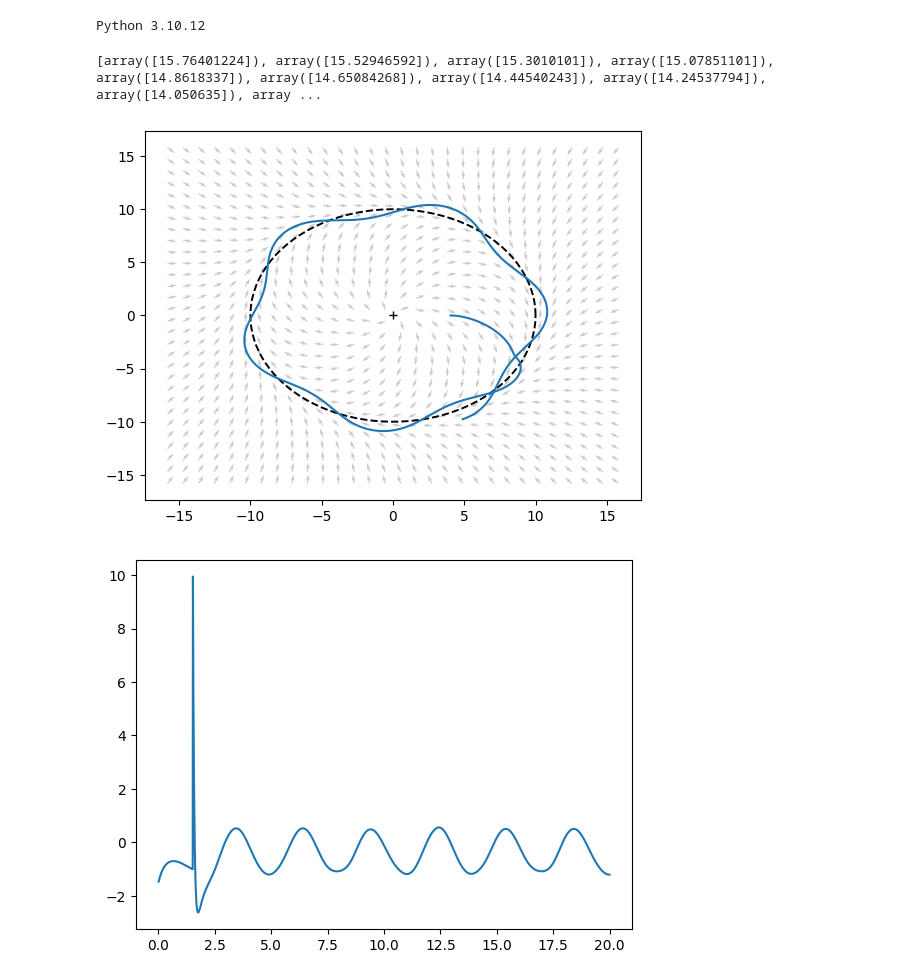
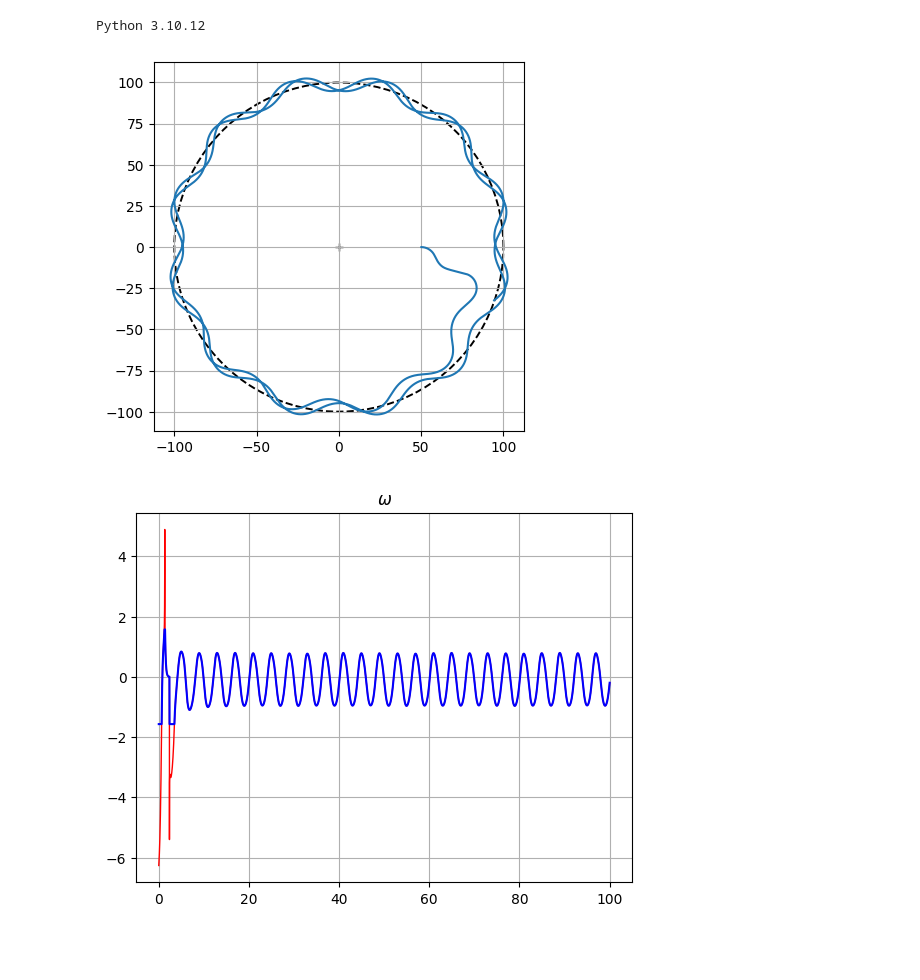
Before and after one commit to jesusBV20/gvf-ik, a Jupyter notebook: CBF_art_sim.ipynb, the cells around one changed output. Cells and saved outputs as stored; diff of their text form; code cells hidden in the pictures; blank space fills up the shorter version.

```diff
--- a/CBF_art_sim.ipynb
+++ b/CBF_art_sim.ipynb
@@ -29,65 +30,90 @@ from gvf_inv.simulator import simulator
 E = np.array([[0, 1],[-1, 0]])
 # %%
 # Initial state of the robot
-p0 = np.array([[4,0]])
-v0 = np.array([4])
+p0 = np.array([[50,0]])
+v0 = np.array([14])
 phi0 = np.array([0])
 
 x0 = [p0,v0,phi0]
 
 # Generate the trajectory to be followed
-a, b = 10, 10
+a, b = 100, 100
 XYoff, alpha = [0, 0], 0
 
 gvf_traj = gvf_ellipse(XYoff,alpha,a,b)
+# gvf_traj = gvf_line(1,2,50)
 
 # Generating the simulator class
 dt = 0.01
 
 s = 1
-ke = 2
-kn = 3
+ke = 0.2
+kn = 6
 
-sim = simulator(gvf_traj, x0=x0, dt=dt, s=s, ke=ke, kn=kn, A_fd=0.2, omega_fd=np.pi/1.5)
+sim = simulator(gvf_traj, x0=x0, dt=dt, s=s, ke=ke, kn=kn, A_fd=0.1, omega_fd=np.pi/2)
 
 # ----------------------------------------------------------------------
 # Execute the simulation given a desired final time stamp
 # ----------------------------------------------------------------------
-tf = 20
+tf = 100
 
 t_list = np.arange(0, tf, dt)
 for it in tqdm(range(len(t_list))):
     sim.int_euler()
 
-print(sim.data["n_norm"])
+# 0.0073849791666583346 99.7008973080758
-# %% [output]
-[array([15.76401224]), array([15.52946592]), array([15.3010101]), array([15.07851101]), array([14.8618337]), array([14.65084268]), array([14.44540243]), array([14.24537794]), array([14.050635]), array ...
 # %%
 t_data = np.array(sim.data["t"])
 p_data = np.array(sim.data["p"])
+omegad_data = np.array(sim.data["omegad"])
 omega_data = np.array(sim.data["omega"])
+phi_data = np.array(sim.data["phi"])
+e_data = np.array(sim.data["e"])
 nnorm_data = np.array(sim.data["n_norm"])
 
 # ----------------------------------------------------------------------
 
 fig = plt.figure()
 ax = fig.subplots()
 
-gvf_traj.vector_field(XYoff, 1000, s, ke)
-gvf_traj.draw(fig, ax, lw=1.4)
+gvf_traj.gen_vector_field(XYoff, 1000, s, ke)
+gvf_traj.draw(fig, ax, lw=1.4, draw_field=False)
 
 ax.plot(p_data[:,0,0], p_data[:,0,1])
+ax.set_aspect("equal")
+ax.grid(True)
 plt.show()
 
 # ----------------------------------------------------------------------
 
-plt.plot(t_data, omega_data)
+plt.plot(t_data, omegad_data, c="r", lw=1)
+plt.plot(t_data, omega_data, c="b")
+plt.title(r"$\omega$")
+plt.grid(True)
+plt.show()
+
+# ----------------------------------------------------------------------
+
+plt.plot(t_data, phi_data)
+plt.title(r"$\phi$")
+plt.grid(True)
+# plt.ylim([-1,1])
+plt.show()
+
+# ----------------------------------------------------------------------
+
+plt.plot(t_data, e_data)
+plt.title(r"$e$")
+plt.grid(True)
+# plt.ylim([-1,1])
 plt.show()
 
 # ----------------------------------------------------------------------
 
 plt.plot(t_data, nnorm_data)
+plt.title(r"$||u_N||$")
+plt.grid(True)
 plt.show()
 # %% [output]
-[figure, old version]
+[figure, new version]
-[figure, old version]
+[figure, new version]
```
Also changed, not shown: parts of 2 cells of this notebook, 4 other files.
